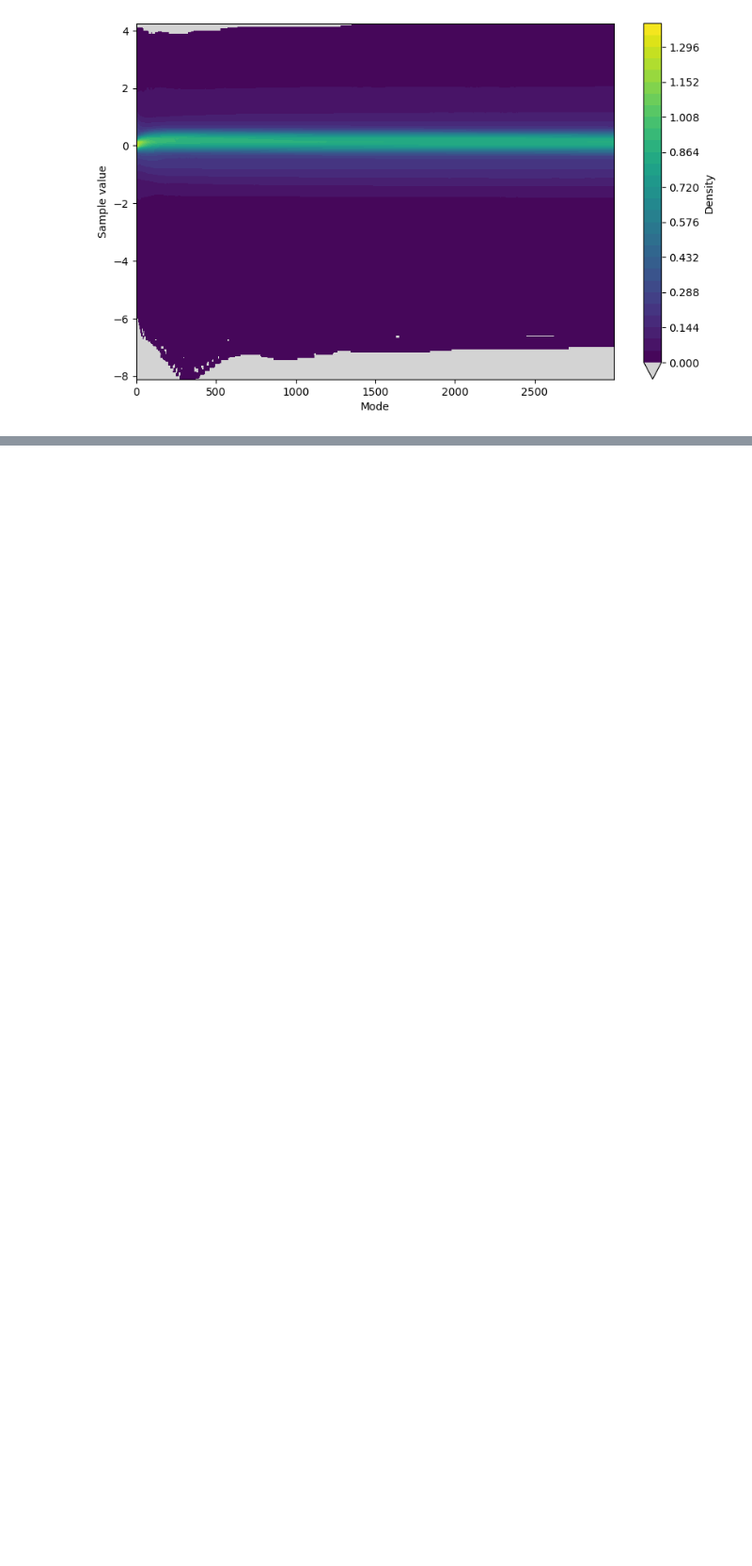
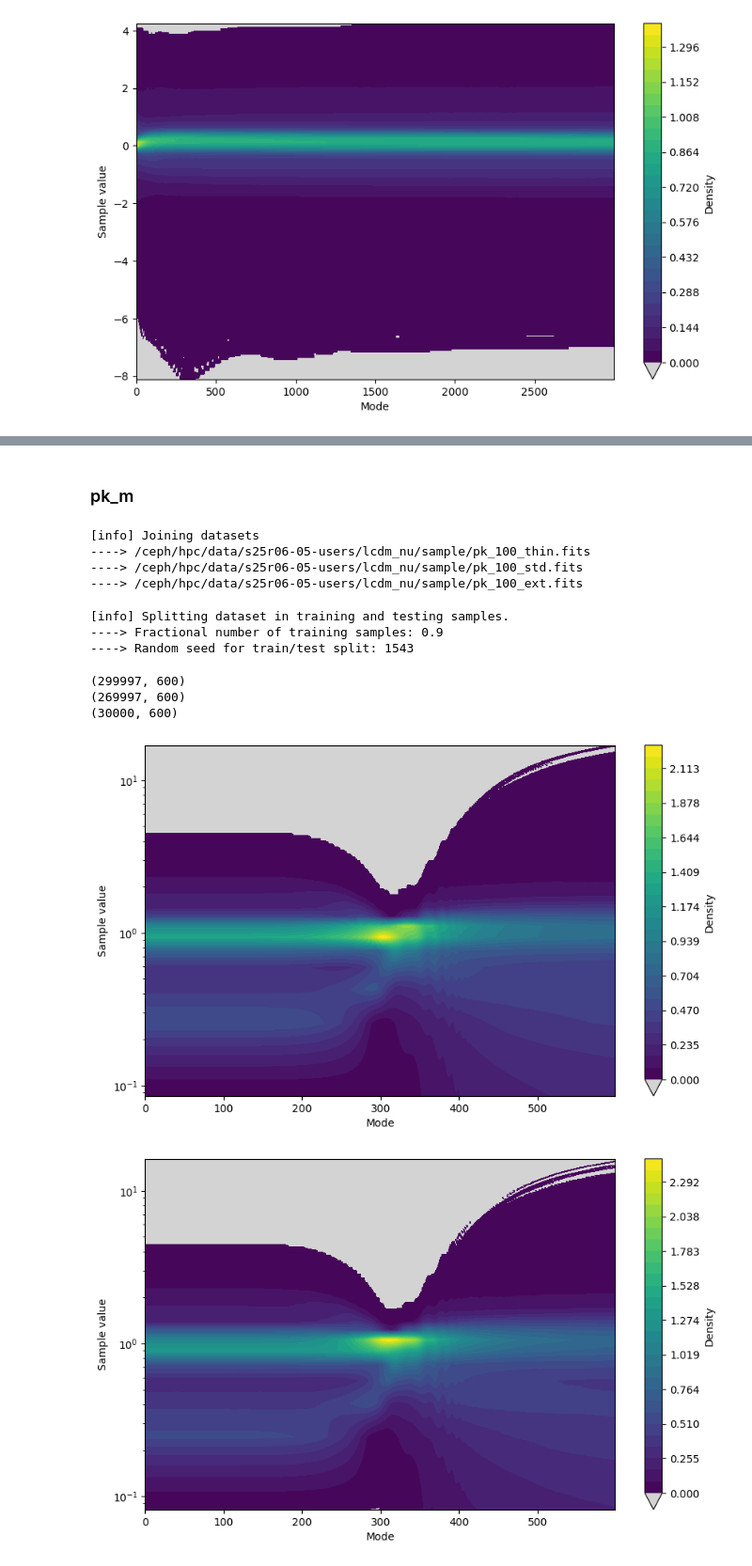
Before and after one commit to emiliobellini/emu_like, a Jupyter notebook: scripts/inspect_data_lcdm_nu.ipynb, the cells around one changed output, grey strips where cells are left out. Shown at 94% size. Cells and saved outputs as stored; diff of their text form; code cells hidden in the pictures; blank space fills up the shorter version.

```diff
--- a/scripts/inspect_data_lcdm_nu.ipynb
+++ b/scripts/inspect_data_lcdm_nu.ipynb
@@ -41,7 +41,8 @@ def plot_mode_density(
         n_levels=30,
         cmap='viridis',
         zero_color='lightgray',
-        logy=False):
+        logy=False,
+        logx=False):
     """
     Visualise the per-mode sample density of a 2D array with shape (n_s, n_k).
 
@@ -82,6 +83,8 @@ def plot_mode_density(
     levels = np.linspace(min_pos, max_pos, n_levels)
 
     X, Y = np.meshgrid(mode_values, y_centers)
+    if logx:
+        X += 1
 
     fig, ax = plt.subplots(figsize=(10, 6))
     contour = ax.contourf(X, Y, density, levels=levels, cmap=cmap, extend='min')
@@ -92,6 +95,8 @@ def plot_mode_density(
     ax.set_ylabel('Sample value')
     if logy:
         ax.set_yscale('log')
+    if logx:
+        ax.set_xscale('log')
     cbar = fig.colorbar(contour, ax=ax)
     cbar.set_label('Density')
     plt.show()
@@ -491,0 +501,40 @@ plot_mode_density(scale_data(data.y, 'LogStandardScaler'))
+# %% [markdown]
+### pk_m
+# %%
+spectrum = 'pk_m'
+spectrum_type = 'pk'
+# %%
+data = [Dataset().load(
+    path=os.path.join(root, '{}/sample/{}_100_{}.fits'.format(model, spectrum_type, dr)),
+    name=spectrum) for dr in data_ranges]
+data = [d.remove_non_finite() for d in data]
+data = Dataset.join(data, verbose=True)
+# %% [output]
+[info] Joining datasets
+----> /ceph/hpc/data/s25r06-05-users/lcdm_nu/sample/pk_100_thin.fits
+----> /ceph/hpc/data/s25r06-05-users/lcdm_nu/sample/pk_100_std.fits
+----> /ceph/hpc/data/s25r06-05-users/lcdm_nu/sample/pk_100_ext.fits
+# %%
+# Split training and testing samples
+data.train_test_split(
+    0.9,
+    1543,
+    verbose=True)
+# %% [output]
+[info] Splitting dataset in training and testing samples.
+----> Fractional number of training samples: 0.9
+----> Random seed for train/test split: 1543
+# %%
+print(data.y.shape)
+print(data.y_train.shape)
+print(data.y_test.shape)
+# %% [output]
+(299997, 600)
+(269997, 600)
+(30000, 600)
+# %%
+plot_mode_density(data.y_train, logy=True)
+plot_mode_density(data.y_test, logy=True)
+# %% [output]
+[figure, added]
+[figure, added]
```
Also changed, not shown: parts of 35 cells of this notebook, 4 other files.
